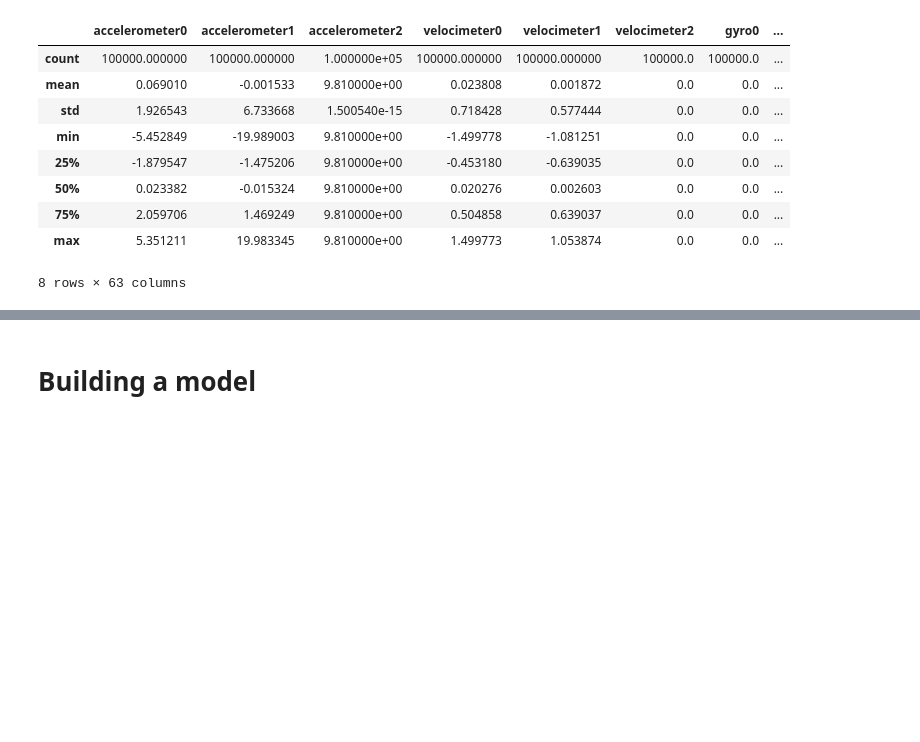
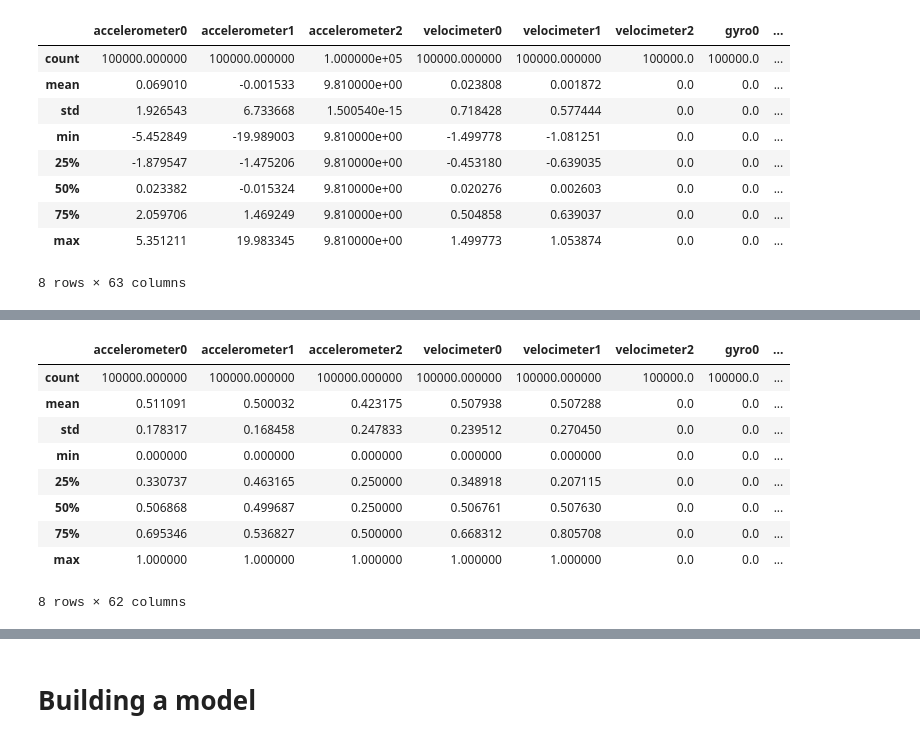
Before and after one commit to Shirkanzilla/predictive-control-switch, a Jupyter notebook: Safety-Gymnasium/create_dataset.ipynb, the cells around one changed output, grey strips where cells are left out. Saved outputs shown, nothing was run; the diff lists cells and outputs as text; code cells hidden in the pictures; blank space fills up the shorter version.

```diff
--- a/Safety-Gymnasium/create_dataset.ipynb
+++ b/Safety-Gymnasium/create_dataset.ipynb
@@ -430,4 +435,17 @@ scaled_X.head()
 5 rows × 62 columns
+# %%
+scaled_X.describe()
+# %% [output]
+|  | accelerometer0 | accelerometer1 | accelerometer2 | velocimeter0 | velocimeter1 | velocimeter2 | gyro0 | ... |
+| count | 100000.000000 | 100000.000000 | 100000.000000 | 100000.000000 | 100000.000000 | 100000.0 | 100000.0 | ... |
+| mean | 0.511091 | 0.500032 | 0.423175 | 0.507938 | 0.507288 | 0.0 | 0.0 | ... |
+| std | 0.178317 | 0.168458 | 0.247833 | 0.239512 | 0.270450 | 0.0 | 0.0 | ... |
+| min | 0.000000 | 0.000000 | 0.000000 | 0.000000 | 0.000000 | 0.0 | 0.0 | ... |
+| 25% | 0.330737 | 0.463165 | 0.250000 | 0.348918 | 0.207115 | 0.0 | 0.0 | ... |
+| 50% | 0.506868 | 0.499687 | 0.250000 | 0.506761 | 0.507630 | 0.0 | 0.0 | ... |
+| 75% | 0.695346 | 0.536827 | 0.500000 | 0.668312 | 0.805708 | 0.0 | 0.0 | ... |
+| max | 1.000000 | 1.000000 | 1.000000 | 1.000000 | 1.000000 | 0.0 | 0.0 | ... |
+8 rows × 62 columns
 # %%
 # Divide data into train, test and validation set
 from sklearn.model_selection import train_test_split
```
Also changed, not shown: parts of 8 cells of this notebook.
